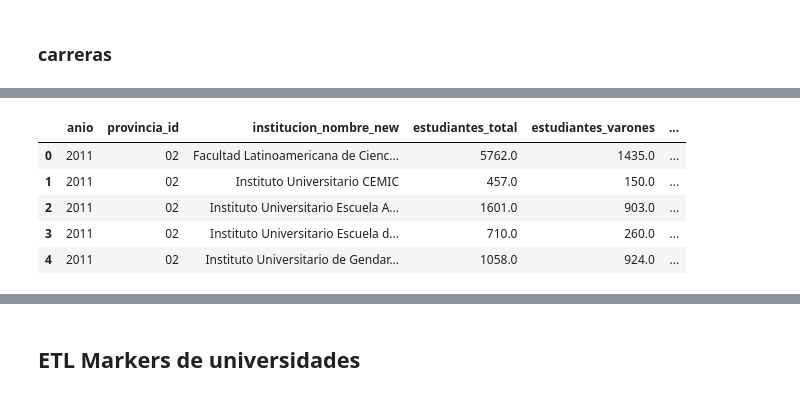
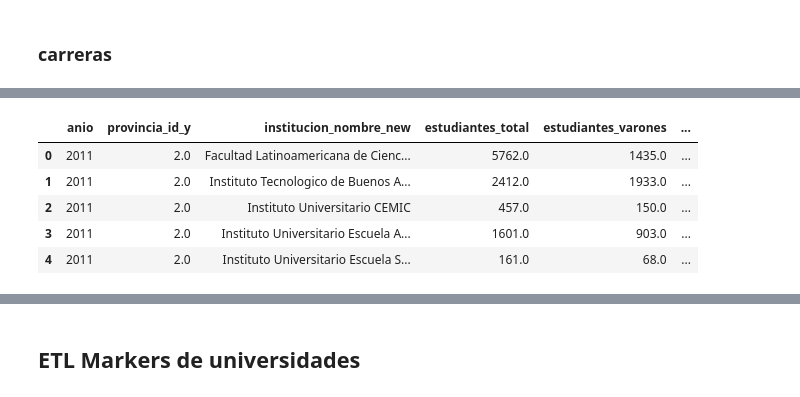
Before and after one commit to chicasentec/visualizacion_carreras, a Jupyter notebook: etl-next-journal.ipynb, the cells around one changed output, grey strips where cells are left out. Cells and saved outputs as stored; diff of their text form; code cells hidden in the pictures.

```diff
--- a/etl-next-journal.ipynb
+++ b/etl-next-journal.ipynb
@@ -205,3 +189,5 @@ instituciones_en_universidades - instituciones_en_alumnos
 # %%
-df_universidades_merged = df_alumnos_merged.merge(df_universidades, how="left", left_on="institucion_nombre_new", right_on="institucion_nombre")
-df_universidades_merged.head()
+df_alumnos_por_universidad_geo = df_alumnos_merged.merge(df_universidades, how="left", left_on="institucion_nombre_unidad_academica", right_on="institucion_nombre")
+df_alumnos_por_universidad_geo = df_alumnos_por_universidad_geo.reset_index()
+
+df_alumnos_por_universidad_geo.to_csv("data/output/alumnos_por_universidad_geo.csv", encoding = "UTF8", index = False)
@@ -216,15 +194,16 @@ df_universidades_merged.head()
 # %%
-df_evolucion_universidades = df_universidades_merged.groupby(["anio","provincia_id","institucion_nombre_new"]).sum()
+df_universidades_merged = df_alumnos_por_universidad_geo
+df_evolucion_universidades = df_universidades_merged.groupby(["anio","provincia_id_y","institucion_nombre_new"]).sum()
 df_evolucion_universidades = df_evolucion_universidades[variables]
 df_evolucion_universidades = df_evolucion_universidades.reset_index()
 df_evolucion_universidades.head()
 # %% [output]
-|  | anio | provincia_id | institucion_nombre_new | estudiantes_total | estudiantes_varones | ... |
-| 0 | 2011 | 02 | Facultad Latinoamericana de Cienc... | 5762.0 | 1435.0 | ... |
-| 1 | 2011 | 02 | Instituto Universitario CEMIC | 457.0 | 150.0 | ... |
-| 2 | 2011 | 02 | Instituto Universitario Escuela A... | 1601.0 | 903.0 | ... |
-| 3 | 2011 | 02 | Instituto Universitario Escuela d... | 710.0 | 260.0 | ... |
-| 4 | 2011 | 02 | Instituto Universitario de Gendar... | 1058.0 | 924.0 | ... |
+|  | anio | provincia_id_y | institucion_nombre_new | estudiantes_total | estudiantes_varones | ... |
+| 0 | 2011 | 2.0 | Facultad Latinoamericana de Cienc... | 5762.0 | 1435.0 | ... |
+| 1 | 2011 | 2.0 | Instituto Tecnologico de Buenos A... | 2412.0 | 1933.0 | ... |
+| 2 | 2011 | 2.0 | Instituto Universitario CEMIC | 457.0 | 150.0 | ... |
+| 3 | 2011 | 2.0 | Instituto Universitario Escuela A... | 1601.0 | 903.0 | ... |
+| 4 | 2011 | 2.0 | Instituto Universitario Escuela S... | 161.0 | 68.0 | ... |
 # %%
 df_evolucion_universidades["estudiantes_mujeres_pct"] = df_evolucion_universidades.estudiantes_mujeres/df_evolucion_universidades.estudiantes_total
 # %%
```
Also changed, not shown: parts of 11 cells of this notebook, 6 other files.
